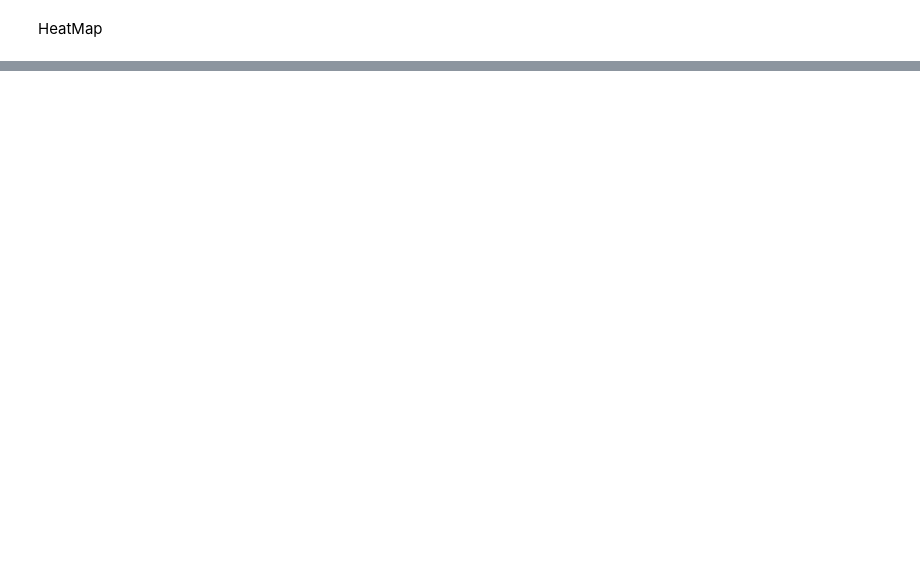
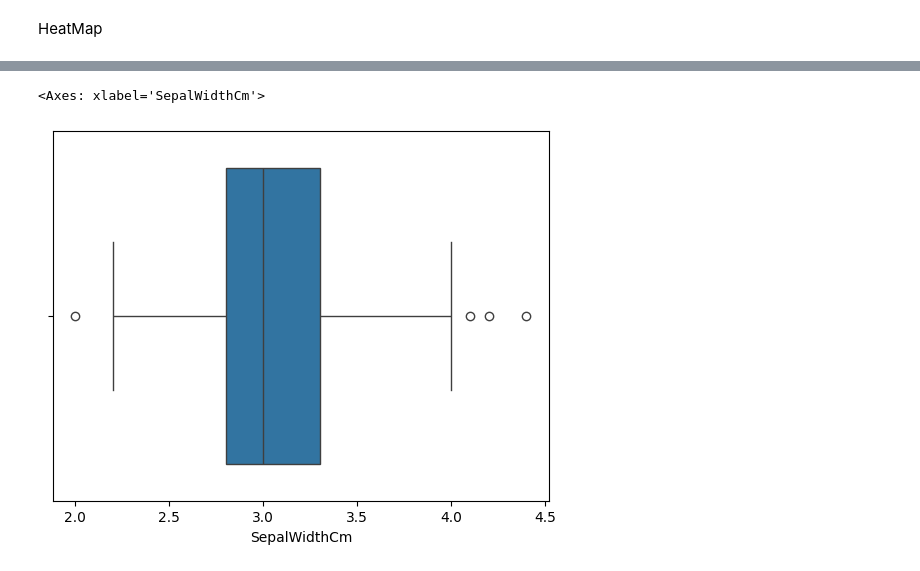
Before and after one commit to nikki-05/Irisdata, a Jupyter notebook: Iris_Data_analysis.ipynb, the cells around one changed output, grey strips where cells are left out. Saved outputs shown, nothing was run; the diff lists cells and outputs as text; code cells hidden in the pictures; blank space fills up the shorter version.

```diff
--- a/Iris_Data_analysis.ipynb
+++ b/Iris_Data_analysis.ipynb
@@ -188,0 +238,12 @@ HeatMap
+# %%
+# importing packages
+import seaborn as sns
+import matplotlib.pyplot as plt
+
+# Load the dataset
+df = pd.read_csv('Iris.csv')
+
+sns.boxplot(x='SepalWidthCm', data=df)
+# %% [output]
+<Axes: xlabel='SepalWidthCm'>
+[figure, added]
```
Also changed, not shown: parts of 7 cells of this notebook.
